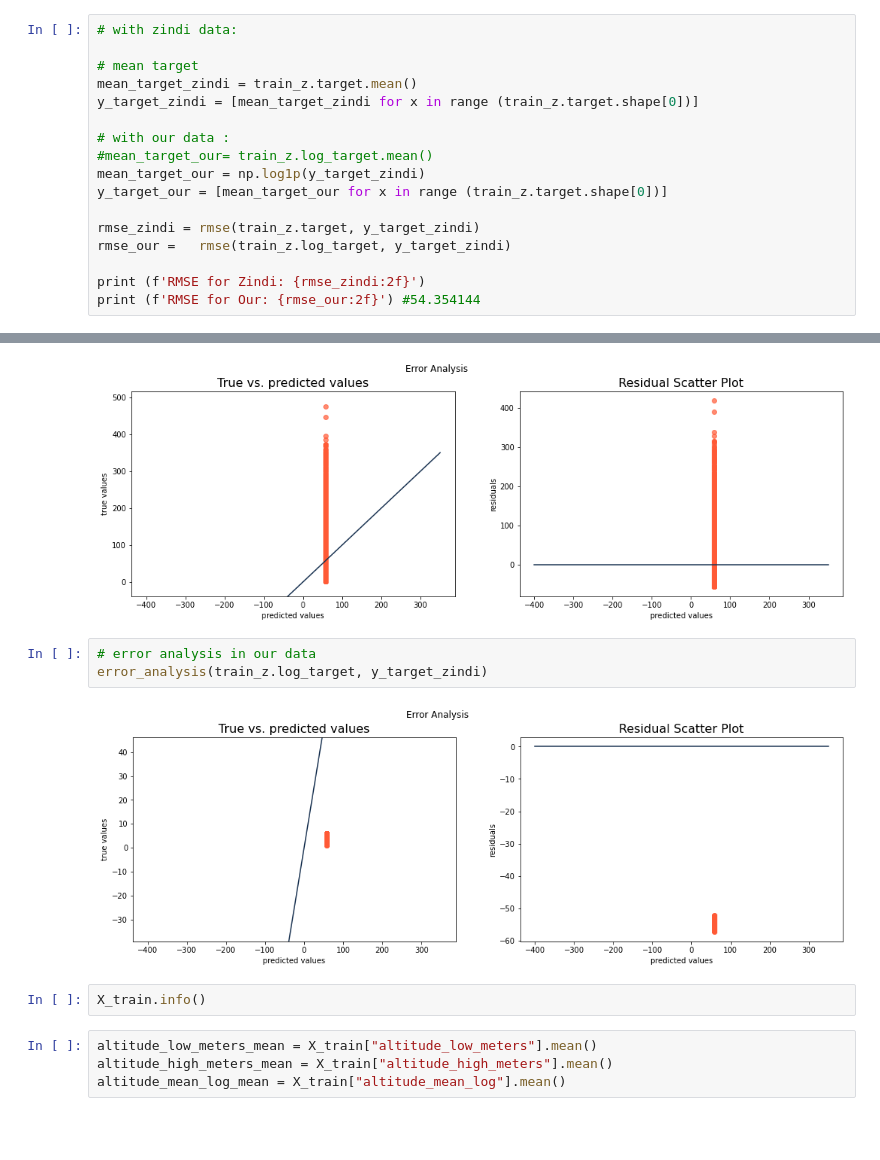
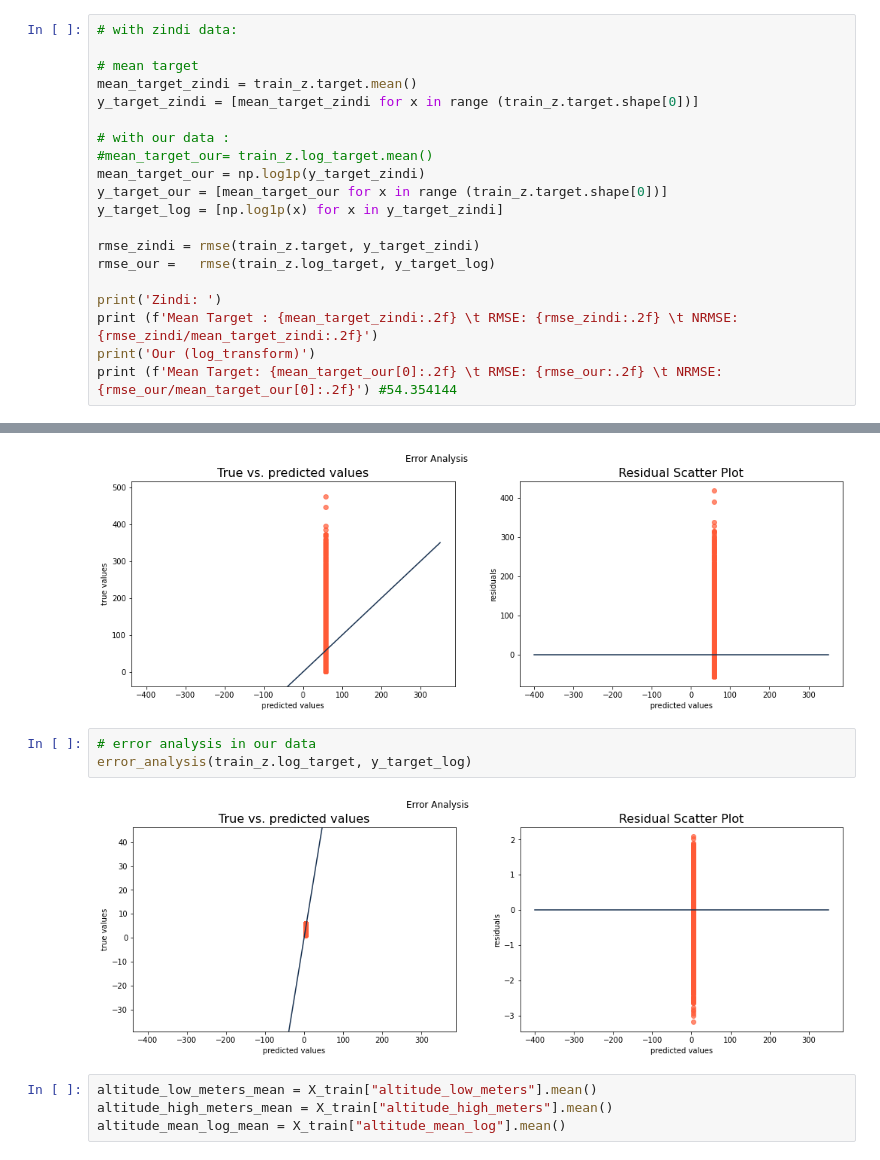
Before and after one commit to sm4rtm4art/airquality, a Jupyter notebook: EDA-and-modeling.ipynb, the cells around one changed output, grey strips where cells are left out. Drawn from its saved outputs; the diff is of its cells as text; blank space fills up the shorter version.

```diff
--- a/EDA-and-modeling.ipynb
+++ b/EDA-and-modeling.ipynb
@@ -304,10 +300,13 @@ y_target_zindi = [mean_target_zindi for x in range (train_z.target.shape[0])]
 #mean_target_our= train_z.log_target.mean()
 mean_target_our = np.log1p(y_target_zindi)
 y_target_our = [mean_target_our for x in range (train_z.target.shape[0])]
+y_target_log = [np.log1p(x) for x in y_target_zindi]
 
 rmse_zindi = rmse(train_z.target, y_target_zindi)
-rmse_our =   rmse(train_z.log_target, y_target_zindi)
+rmse_our =   rmse(train_z.log_target, y_target_log)
 
-print (f'RMSE for Zindi: {rmse_zindi:2f}')
-print (f'RMSE for Our: {rmse_our:2f}') #54.354144
+print('Zindi: ')
+print (f'Mean Target : {mean_target_zindi:.2f} \t RMSE: {rmse_zindi:.2f} \t NRMSE: {rmse_zindi/mean_target_zindi:.2f}')
+print('Our (log_transform)')
+print (f'Mean Target: {mean_target_our[0]:.2f} \t RMSE: {rmse_our:.2f} \t NRMSE:{rmse_our/mean_target_our[0]:.2f}') #54.354144
 # %% [output]
@@ -320,11 +321,9 @@ error_analysis(train_z.target, y_target_zindi)
 [figure]
 # %%
 # error analysis in our data
-error_analysis(train_z.log_target, y_target_zindi)
+error_analysis(train_z.log_target, y_target_log)
 # %% [output]
-[figure, old version]
+[figure, new version]
-# %%
-X_train.info()
 # %%
 altitude_low_meters_mean = X_train["altitude_low_meters"].mean()
 altitude_high_meters_mean = X_train["altitude_high_meters"].mean()
```
Also changed, not shown: parts of 4 cells of this notebook, 1 other file.
